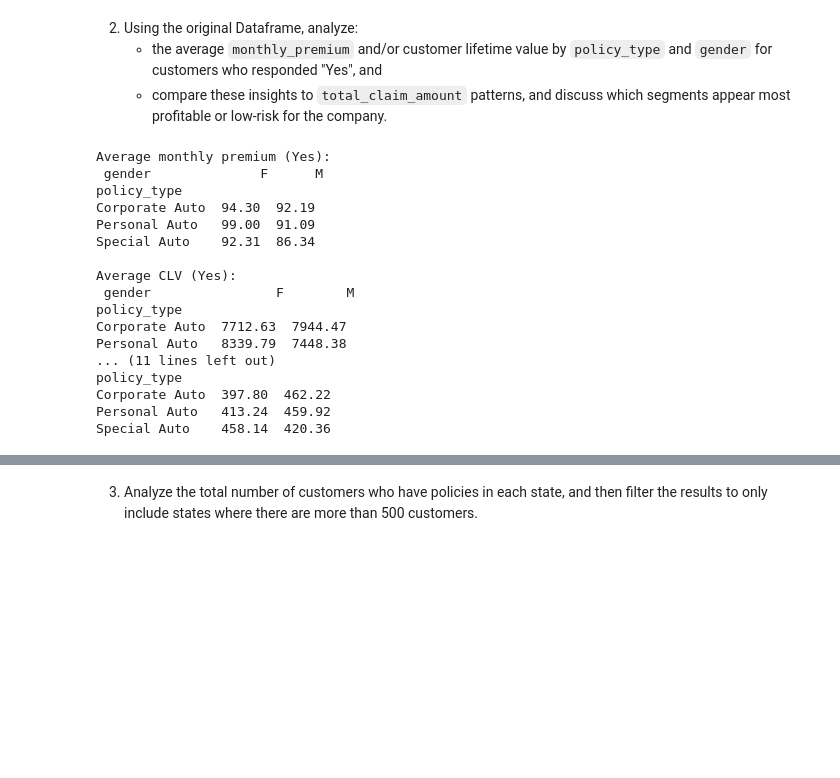
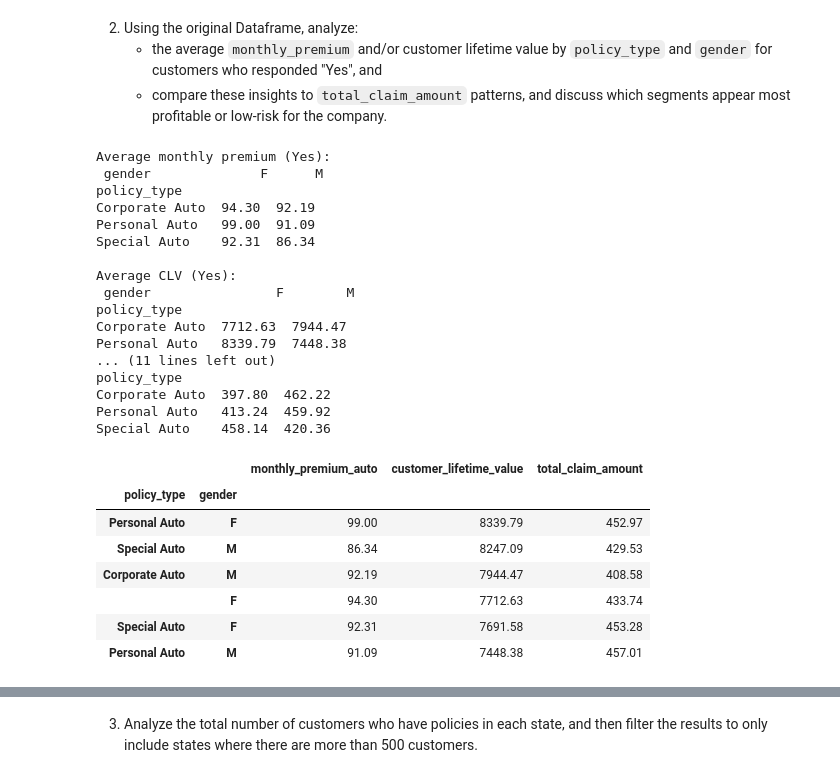
Before and after one commit to catarina-bm/lab-dw-data-aggregation-and-filtering, a Jupyter notebook: lab-dw-aggregating.ipynb, the cells around one changed output, grey strips where cells are left out. Drawn from its saved outputs; the diff is of its cells as text; code cells hidden in the pictures; blank space fills up the shorter version.

```diff
--- a/lab-dw-aggregating.ipynb
+++ b/lab-dw-aggregating.ipynb
@@ -81,30 +81,45 @@ clv_yes = yes_customers.pivot_table(index="policy_type", columns="gender",
 
 # Risk: average claim for Yes customers vs all customers
 claims_yes = yes_customers.pivot_table(index="policy_type", columns="gender",
                                        values="total_claim_amount", aggfunc="mean").round(2)
 
 claims_all = df.pivot_table(index="policy_type", columns="gender",
                             values="total_claim_amount", aggfunc="mean").round(2)
 
 print("Average monthly premium (Yes):\n", premium_yes)
 print("\nAverage CLV (Yes):\n", clv_yes)
 print("\nAverage claim (Yes):\n", claims_yes)
 print("\nAverage claim (all customers):\n", claims_all)
+
+
+summary = yes_customers.groupby(["policy_type", "gender"])[["monthly_premium_auto",
+                                                           "customer_lifetime_value",
+                                                           "total_claim_amount"]].mean().round(2)
+summary = summary.sort_values("customer_lifetime_value", ascending=False)
+summary
 # %% [output]
 Average monthly premium (Yes):
  gender              F      M
 policy_type
 Corporate Auto  94.30  92.19
 Personal Auto   99.00  91.09
 Special Auto    92.31  86.34
 
 Average CLV (Yes):
  gender                F        M
 policy_type
 Corporate Auto  7712.63  7944.47
 Personal Auto   8339.79  7448.38
 ... (11 lines left out)
 policy_type
 Corporate Auto  397.80  462.22
 Personal Auto   413.24  459.92
 Special Auto    458.14  420.36
+|  |  | monthly_premium_auto | customer_lifetime_value | total_claim_amount |
+| policy_type | gender |  |  |  |
+| Personal Auto | F | 99.00 | 8339.79 | 452.97 |
+| Special Auto | M | 86.34 | 8247.09 | 429.53 |
+| Corporate Auto | M | 92.19 | 7944.47 | 408.58 |
+|  | F | 94.30 | 7712.63 | 433.74 |
+| Special Auto | F | 92.31 | 7691.58 | 453.28 |
+| Personal Auto | M | 91.09 | 7448.38 | 457.01 |
```
Also changed, not shown: parts of 4 cells of this notebook.
